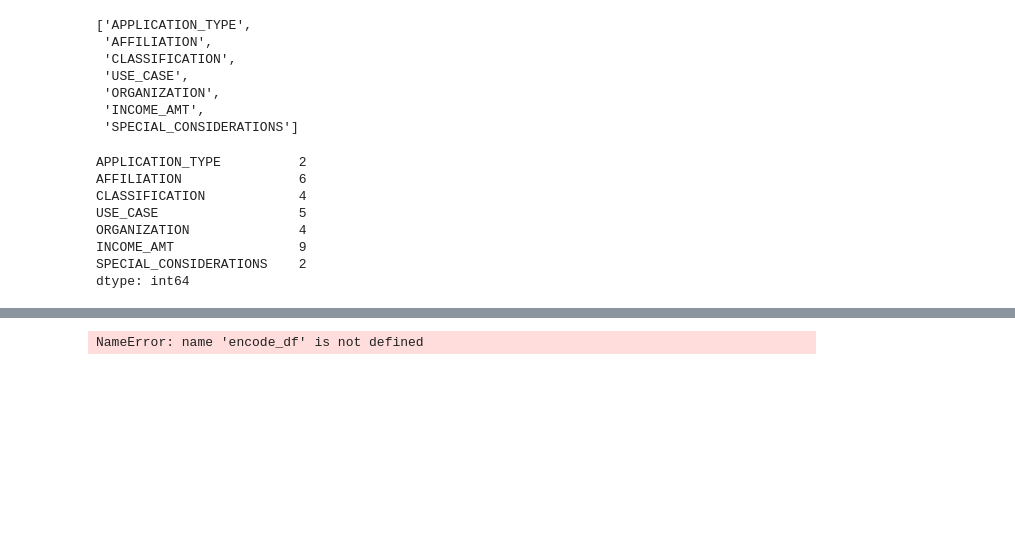
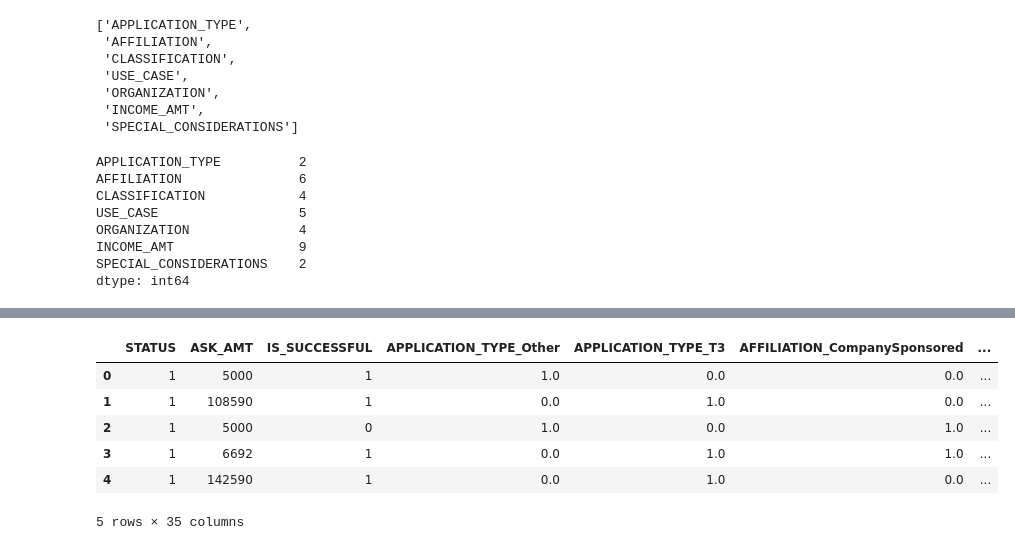
Before and after one commit to Chayda/Neural_Network_Charity_Analysis, a Jupyter notebook: AlphabetSoupCharity.ipynb, the cells around one changed output, grey strips where cells are left out. Cells and saved outputs as stored; diff of their text form; code cells hidden in the pictures; blank space fills up the shorter version.

```diff
--- a/AlphabetSoupCharity.ipynb
+++ b/AlphabetSoupCharity.ipynb
@@ -142,9 +149,9 @@ dtype: int64
 enc = OneHotEncoder(sparse=False)
 
 # Fit and transform the OneHotEncoder using the categorical variable list
-encode_df = pd.DataFrame(enc.fit_transform(application_df[application_cat])
+encode_df = pd.DataFrame(enc.fit_transform(application_df[cat_values]))
 
 # Add the encoded variable names to the dataframe
-encode_df.columns = enc.get_feature_names(application_cat)
+encode_df.columns = enc.get_feature_names(cat_values)
 encode_df.head()
 # %% [output]
@@ -152,6 +165,14 @@ SyntaxError: invalid syntax (<ipython-input-46-dc6046412067>, line 8)
 # %%
 # Merge one-hot encoded features and drop the originals
-#ramen_df.merge(encode_df, left_index=True, right_index=True).drop("Country",1)
-new_df = application_df.merge(encode_df, left_index=True, right_index=True).drop("APPLICATION_TYPE","CLASSIFICATION",1)
+app_df = application_df.merge(encode_df, left_index=True, right_index=True)
+app_df.drop(columns=["APPLICATION_TYPE","CLASSIFICATION","AFFILIATION","USE_CASE","ORGANIZATION","INCOME_AMT","SPECIAL_CONSIDERATIONS"], inplace=True)
+
+app_df.head()
 # %% [output]
+|  | STATUS | ASK_AMT | IS_SUCCESSFUL | APPLICATION_TYPE_Other | APPLICATION_TYPE_T3 | AFFILIATION_CompanySponsored | ... |
+| 0 | 1 | 5000 | 1 | 1.0 | 0.0 | 0.0 | ... |
+| 1 | 1 | 108590 | 1 | 0.0 | 1.0 | 0.0 | ... |
+| 2 | 1 | 5000 | 0 | 1.0 | 0.0 | 1.0 | ... |
+| 3 | 1 | 6692 | 1 | 0.0 | 1.0 | 1.0 | ... |
+| 4 | 1 | 142590 | 1 | 0.0 | 1.0 | 0.0 | ... |
-NameError: name 'encode_df' is not defined
+5 rows × 35 columns
```
Also changed, not shown: parts of 8 cells of this notebook.
